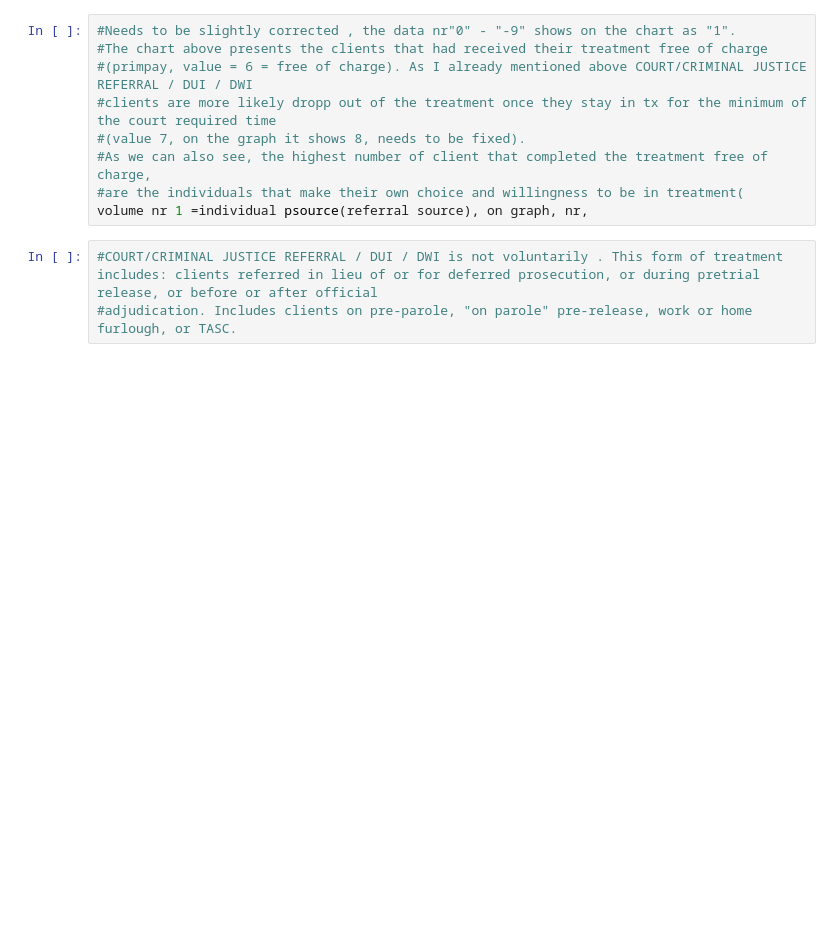
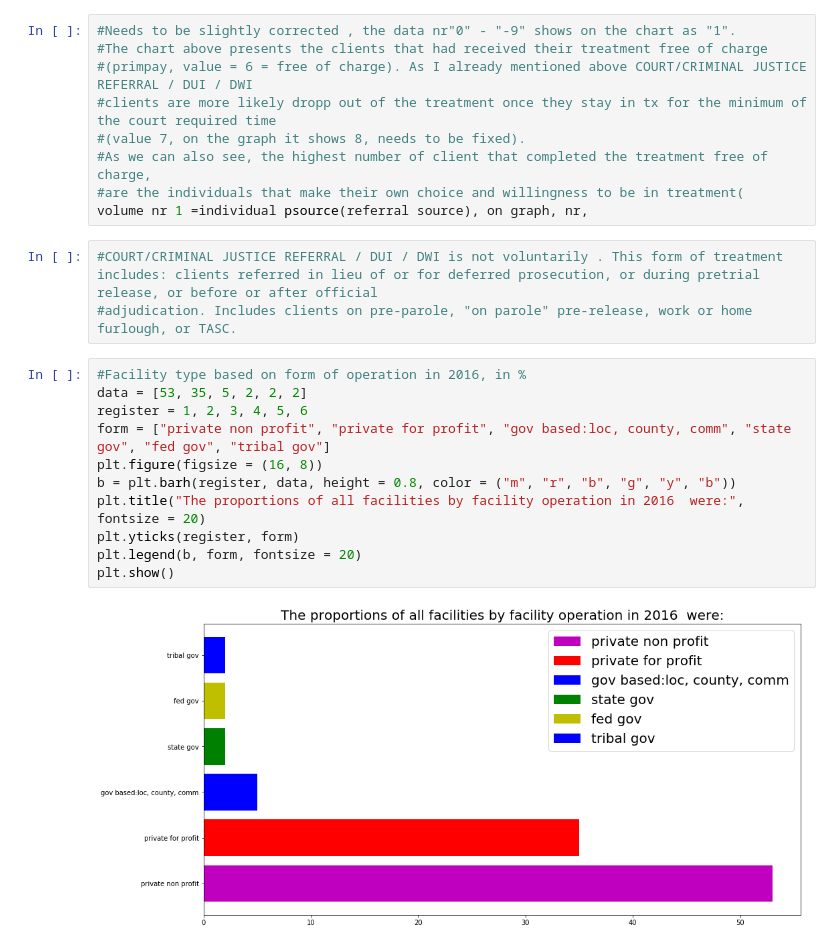
Before and after one commit to RandallPark/Public_Health_Group, a Jupyter notebook: free_tx_vs_completion.ipynb, the cells around one changed output. Saved outputs shown, nothing was run; the diff lists cells and outputs as text; blank space fills up the shorter version.

```diff
--- a/free_tx_vs_completion.ipynb
+++ b/free_tx_vs_completion.ipynb
@@ -168,3 +183,16 @@ volume nr 1 =individual psource(referral source), on graph, nr,
 # %%
 #COURT/CRIMINAL JUSTICE REFERRAL / DUI / DWI is not voluntarily . This form of treatment includes: clients referred in lieu of or for deferred prosecution, or during pretrial release, or before or after official
 #adjudication. Includes clients on pre-parole, "on parole" pre-release, work or home furlough, or TASC.
+# %%
+#Facility type based on form of operation in 2016, in %
+data = [53, 35, 5, 2, 2, 2]
+register = 1, 2, 3, 4, 5, 6
+form = ["private non profit", "private for profit", "gov based:loc, county, comm", "state gov", "fed gov", "tribal gov"]
+plt.figure(figsize = (16, 8))
+b = plt.barh(register, data, height = 0.8, color = ("m", "r", "b", "g", "y", "b"))
+plt.title("The proportions of all facilities by facility operation in 2016  were:", fontsize = 20)
+plt.yticks(register, form)
+plt.legend(b, form, fontsize = 20)
+plt.show()
+# %% [output]
+[figure, added]
```
Also changed, not shown: parts of 14 cells of this notebook.
